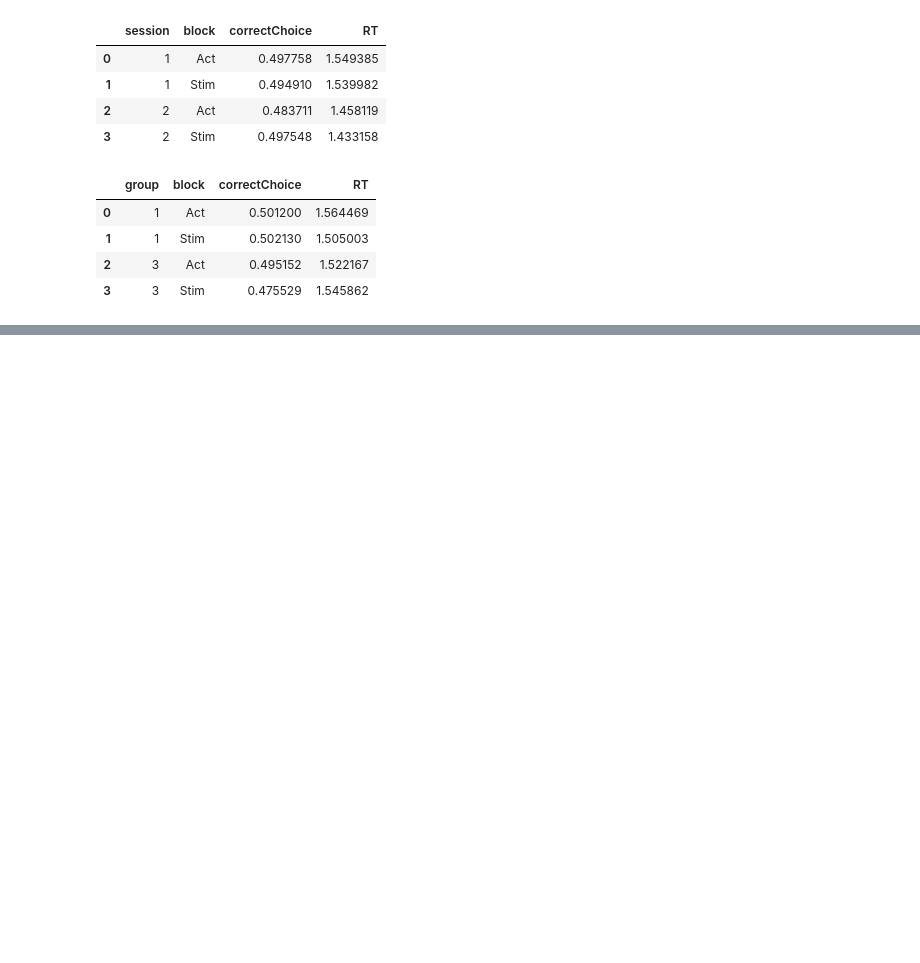
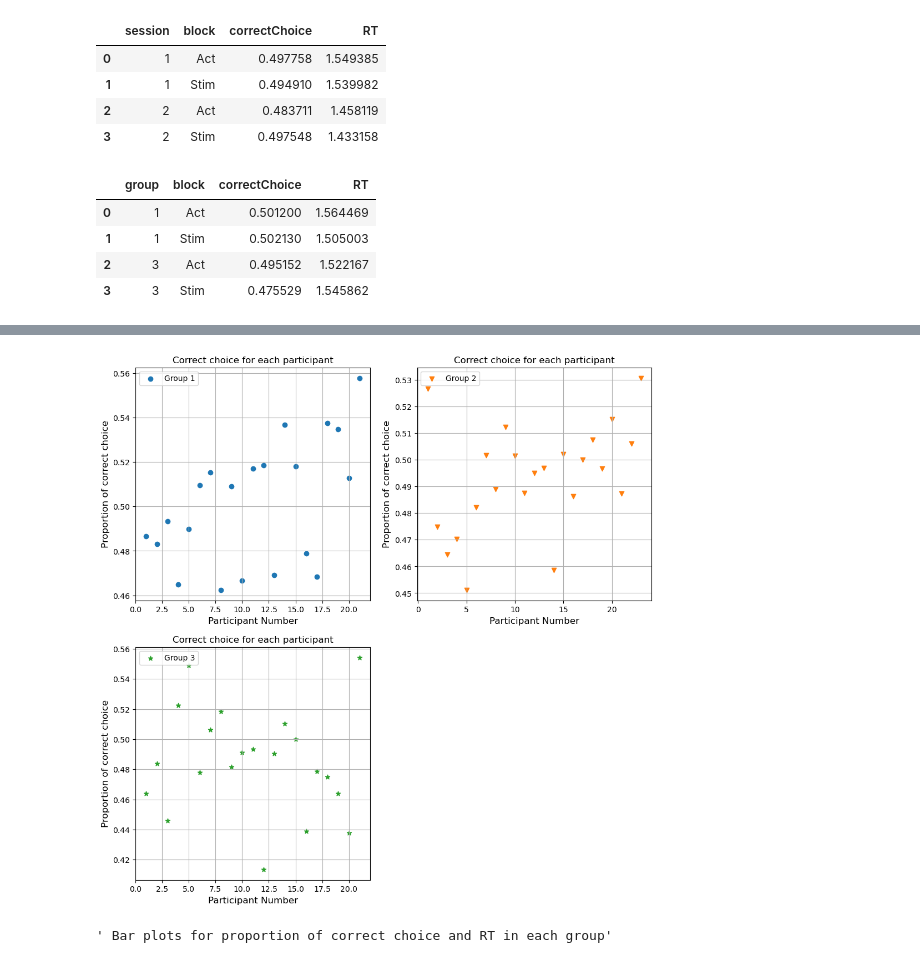
Before and after one commit to AGhaderi/ActStimRL, a Jupyter notebook: proceture/procedure_behavior.ipynb, the cells around one changed output, grey strips where cells are left out. Saved outputs shown, nothing was run; the diff lists cells and outputs as text; code cells hidden in the pictures; blank space fills up the shorter version.

```diff
--- a/proceture/procedure_behavior.ipynb
+++ b/proceture/procedure_behavior.ipynb
@@ -324,0 +238,23 @@ choiceRTGroup2.groupby(['session', 'block'], as_index=False)['correctChoice', 'R
+# %%
+fig = plt.figure(figsize=(12, 12))
+markers = ['o', 'v', '*']
+groups = [1, 2, 3]
+labels = [['Group 1'], ['Group 2'], ['Group 3']]
+colors = [['#1f77b4'], ['#ff7f0e'], ['#2ca02c']]
+for g, m, l, c in zip(groups, markers, labels, colors):
+    fig.add_subplot(2, 2, g)
+    x = np.linspace(1, len(dataAllMean.loc[dataAllMean['group']==str(g)]),
+                    num=len(dataAllMean.loc[dataAllMean['group']==str(g)])).astype(int)
+    plt.scatter(x, dataAllMean.loc[dataAllMean['group']==str(g)]['correctChoice'] ,marker=m, c=c)
+    plt.xlabel('Participant Number', size=12)
+    plt.ylabel('Proportion of correct choice', size=12)
+    plt.title('Correct choice for each participant', size=12)
+    plt.grid()
+    plt.legend(l)
+plt.show()
+# %% [output]
+[figure, added]
+# %%
+""" Bar plots for proportion of correct choice and RT in each group"""
+# %% [output]
+' Bar plots for proportion of correct choice and RT in each group'
```
Also changed, not shown: parts of 40 cells of this notebook, 28 other files.
